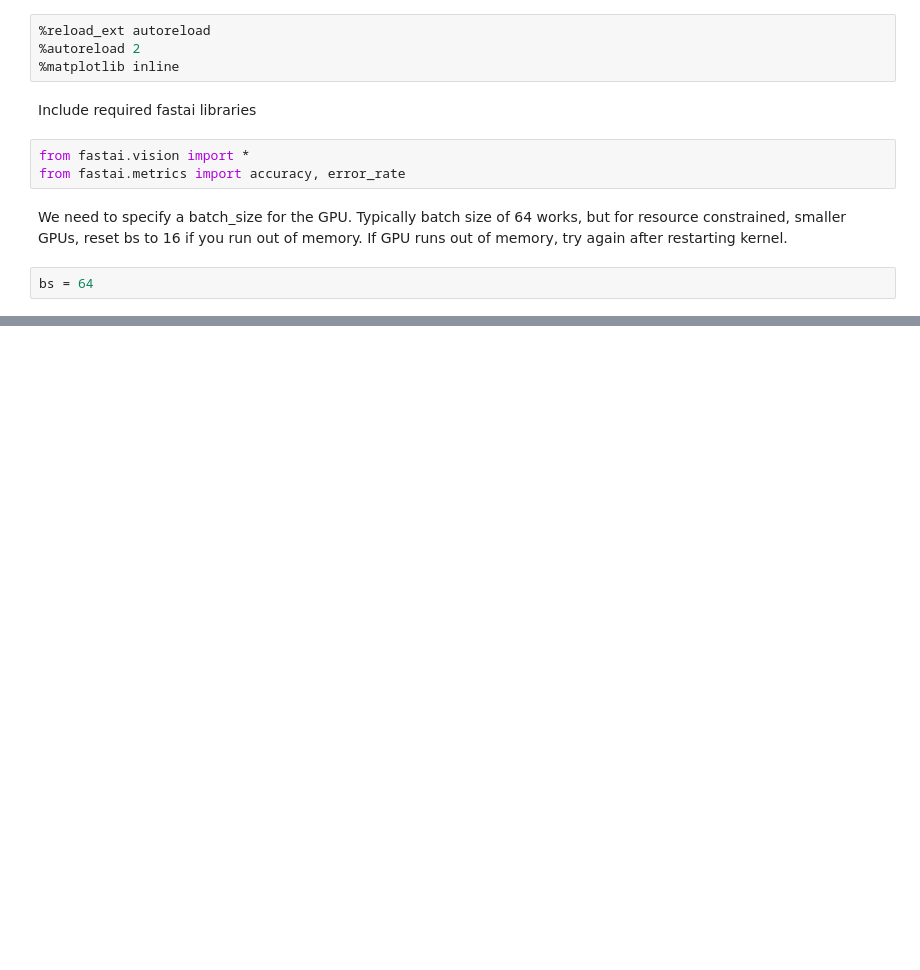
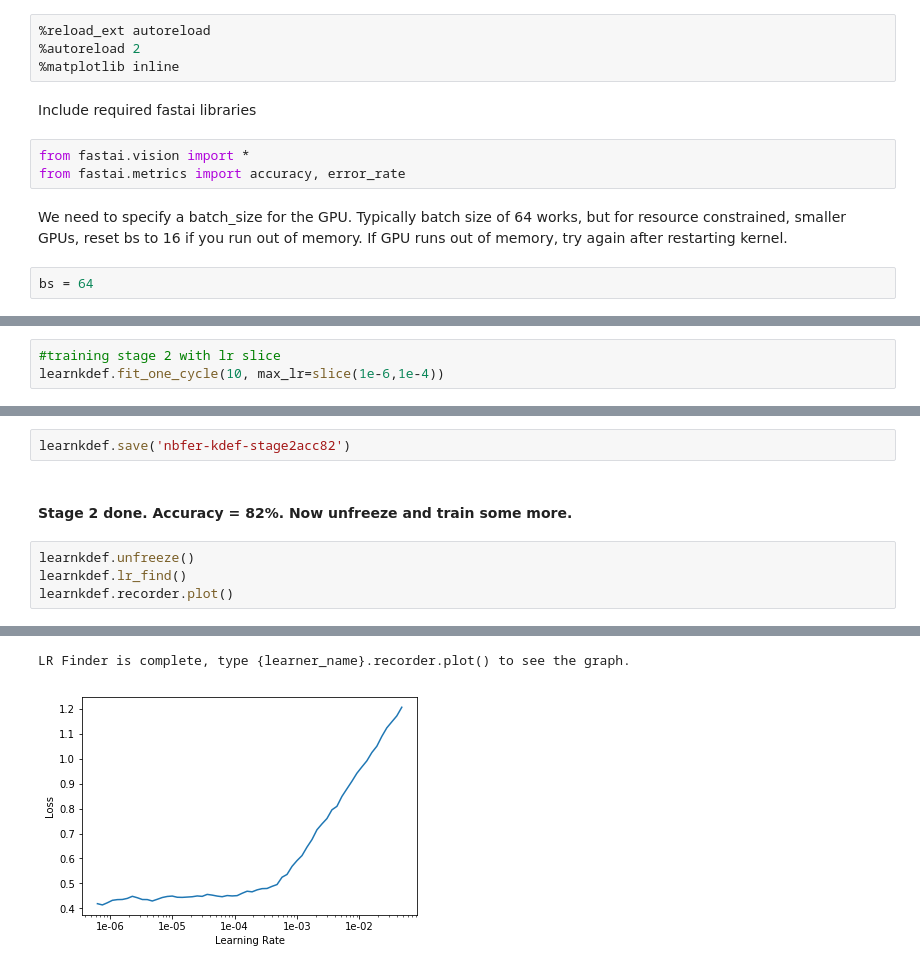
Before and after one commit to nalinicommits/reflectionwidget, a Jupyter notebook: nbs/dl1/nb-fer.ipynb, the cells around one changed output, grey strips where cells are left out. Saved outputs shown, nothing was run; the diff lists cells and outputs as text; blank space fills up the shorter version.

```diff
--- a/nbs/dl1/nb-fer.ipynb
+++ b/nbs/dl1/nb-fer.ipynb
@@ -39,0 +184,3 @@ Usage in ML:
+# %%
+#training stage 2 with lr slice
+learnkdef.fit_one_cycle(10, max_lr=slice(1e-6,1e-4))
@@ -39,0 +199,9 @@ Usage in ML:
+# %%
+learnkdef.save('nbfer-kdef-stage2acc82')
+# %% [markdown]
+#### Stage 2 done. Accuracy = 82%. Now unfreeze and train some more.
+# %%
+learnkdef.unfreeze()
+learnkdef.lr_find()
+learnkdef.recorder.plot()
+# %% [output]
@@ -39,0 +209,2 @@ Usage in ML:
+LR Finder is complete, type {learner_name}.recorder.plot() to see the graph.
+[figure, added]
```
Also changed, not shown: parts of 47 cells of this notebook, 4 other files.
